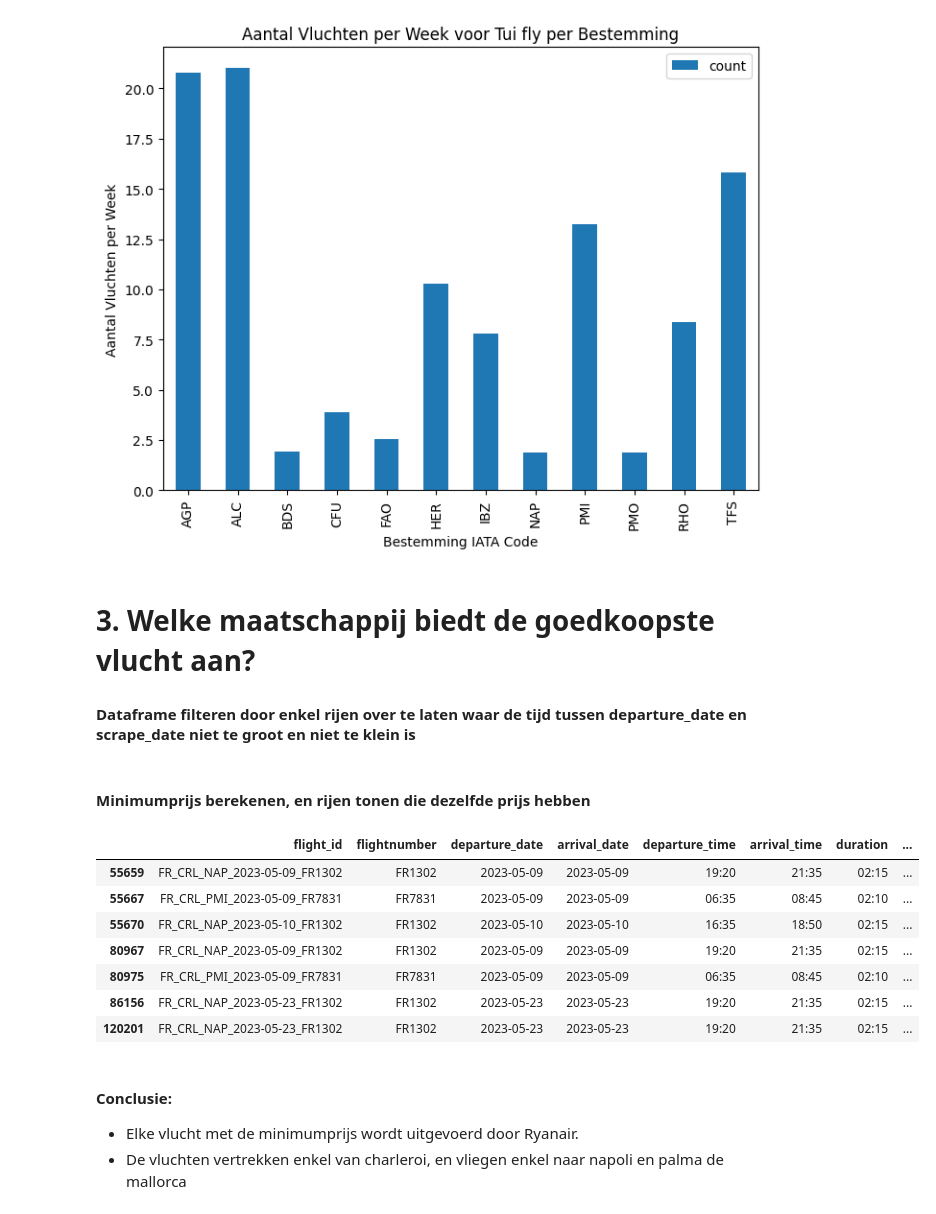
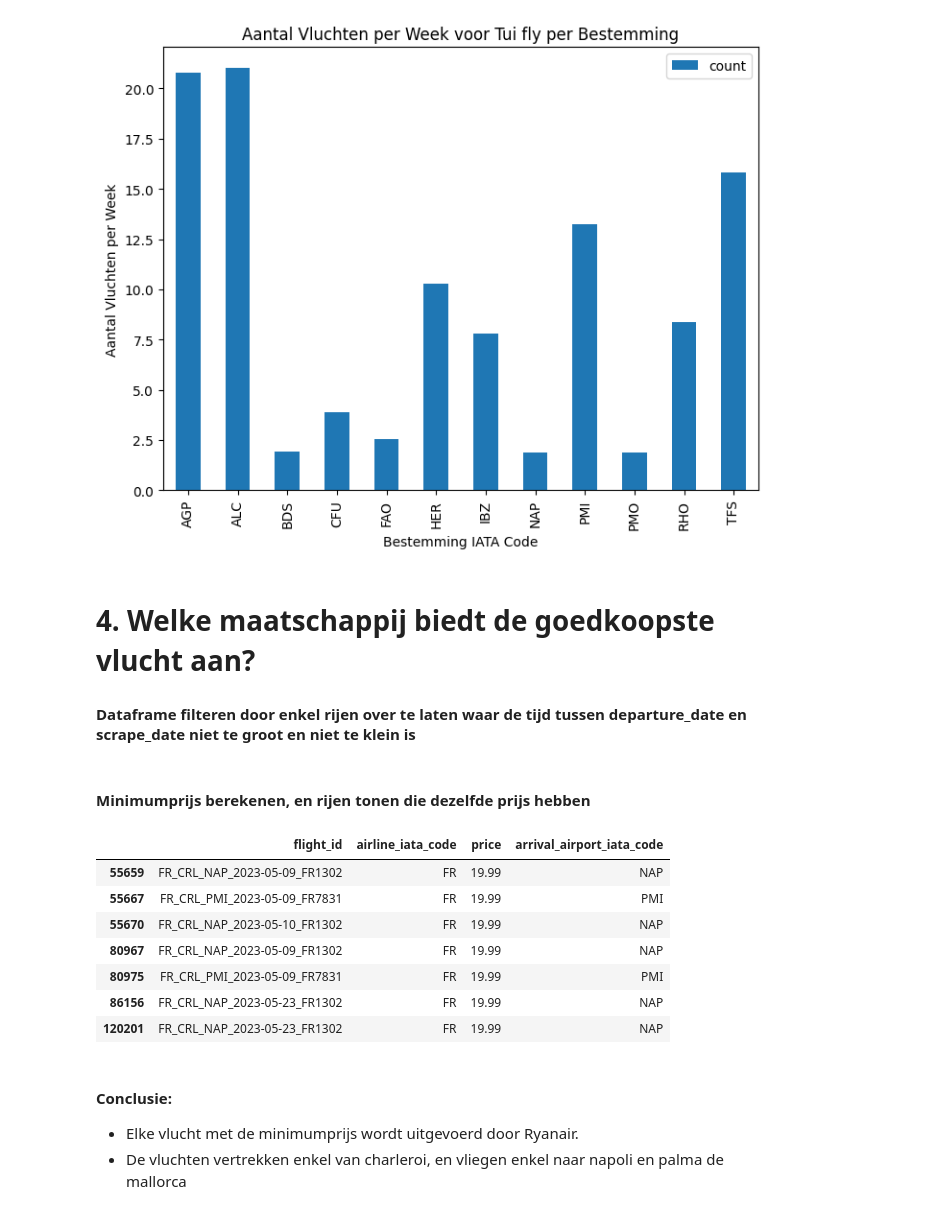
Before and after one commit to ademayari/data-engineering-project-1, a Jupyter notebook: pandas/Pandas Analyses.ipynb, the cells around one changed output. Cells and saved outputs as stored; diff of their text form; code cells hidden in the pictures.

```diff
--- a/pandas/Pandas Analyses.ipynb
+++ b/pandas/Pandas Analyses.ipynb
@@ -93,7 +93,7 @@ for airline_code in unique_airlines:
 [figure]
 [figure]
 # %% [markdown]
-# 3. Welke maatschappij biedt de goedkoopste vlucht aan?
+# 4. Welke maatschappij biedt de goedkoopste vlucht aan?
 #### Dataframe filteren door enkel rijen over te laten waar de tijd tussen departure_date en scrape_date niet te groot en niet te klein is
 # %%
 def mask_func(x):
@@ -105,16 +105,18 @@ correct_data = data[data.apply(mask_func, axis=1)]
 # %% [markdown]
 #### Minimumprijs berekenen, en rijen tonen die dezelfde prijs hebben
 # %%
-correct_data[correct_data["price"] == correct_data["price"].min()]
+result = correct_data[correct_data["price"] == correct_data["price"].min()]
+result = result[["flight_id", "airline_iata_code", "price", "arrival_airport_iata_code"]]
+result
 # %% [output]
-|  | flight_id | flightnumber | departure_date | arrival_date | departure_time | arrival_time | duration | ... |
-| 55659 | FR_CRL_NAP_2023-05-09_FR1302 | FR1302 | 2023-05-09 | 2023-05-09 | 19:20 | 21:35 | 02:15 | ... |
-| 55667 | FR_CRL_PMI_2023-05-09_FR7831 | FR7831 | 2023-05-09 | 2023-05-09 | 06:35 | 08:45 | 02:10 | ... |
-| 55670 | FR_CRL_NAP_2023-05-10_FR1302 | FR1302 | 2023-05-10 | 2023-05-10 | 16:35 | 18:50 | 02:15 | ... |
-| 80967 | FR_CRL_NAP_2023-05-09_FR1302 | FR1302 | 2023-05-09 | 2023-05-09 | 19:20 | 21:35 | 02:15 | ... |
-| 80975 | FR_CRL_PMI_2023-05-09_FR7831 | FR7831 | 2023-05-09 | 2023-05-09 | 06:35 | 08:45 | 02:10 | ... |
-| 86156 | FR_CRL_NAP_2023-05-23_FR1302 | FR1302 | 2023-05-23 | 2023-05-23 | 19:20 | 21:35 | 02:15 | ... |
-| 120201 | FR_CRL_NAP_2023-05-23_FR1302 | FR1302 | 2023-05-23 | 2023-05-23 | 19:20 | 21:35 | 02:15 | ... |
+|  | flight_id | airline_iata_code | price | arrival_airport_iata_code |
+| 55659 | FR_CRL_NAP_2023-05-09_FR1302 | FR | 19.99 | NAP |
+| 55667 | FR_CRL_PMI_2023-05-09_FR7831 | FR | 19.99 | PMI |
+| 55670 | FR_CRL_NAP_2023-05-10_FR1302 | FR | 19.99 | NAP |
+| 80967 | FR_CRL_NAP_2023-05-09_FR1302 | FR | 19.99 | NAP |
+| 80975 | FR_CRL_PMI_2023-05-09_FR7831 | FR | 19.99 | PMI |
+| 86156 | FR_CRL_NAP_2023-05-23_FR1302 | FR | 19.99 | NAP |
+| 120201 | FR_CRL_NAP_2023-05-23_FR1302 | FR | 19.99 | NAP |
 # %% [markdown]
 #### Conclusie:
 - Elke vlucht met de minimumprijs wordt uitgevoerd door Ryanair.
```
Also changed, not shown: parts of 3 cells of this notebook.
